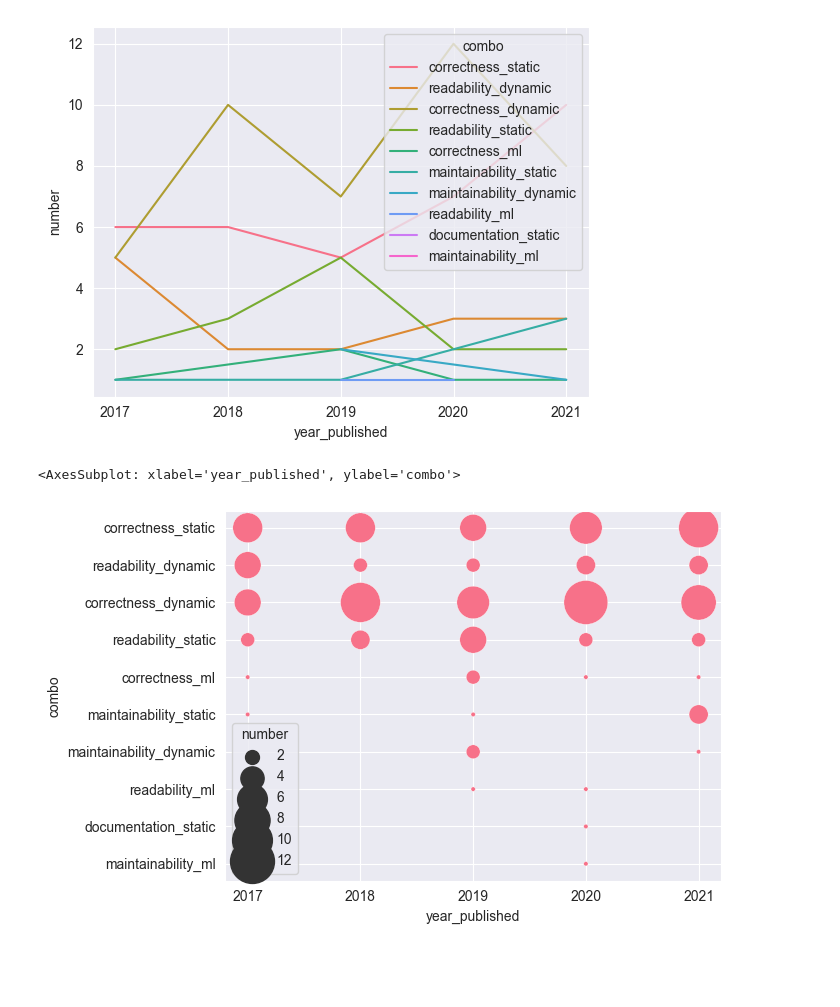
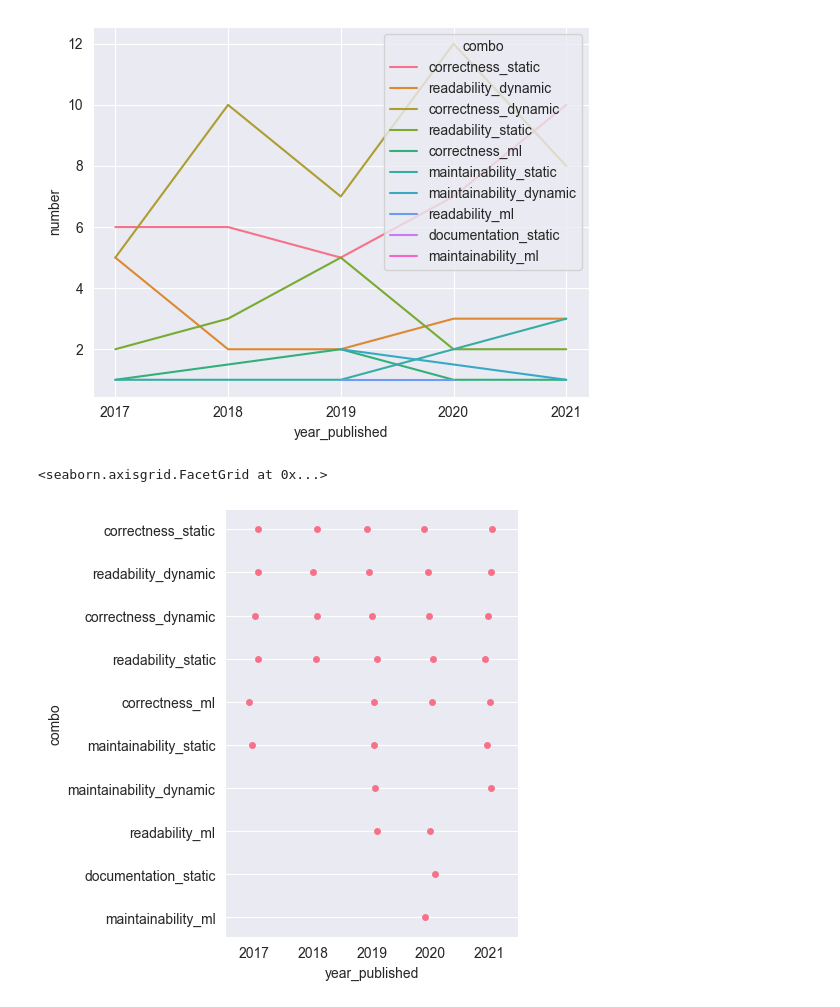
Before and after one commit to m-messer/Automated-Assessment-SLR-Data-Processing, a Jupyter notebook: discussion.ipynb, the cells around one changed output. Cells and saved outputs as stored; diff of their text form; code cells hidden in the pictures; blank space fills up the shorter version.

```diff
--- a/discussion.ipynb
+++ b/discussion.ipynb
@@ -402,8 +427,8 @@ sns.lineplot(novel_df_grp, x='year_published', y='number', hue='combo')
 # %% [output]
 <AxesSubplot: xlabel='year_published', ylabel='number'>
 [figure]
-# %%
-sns.scatterplot(novel_df_grp, x='year_published', y='combo', size='number', sizes=(10, 1000))
-# %% [output]
-<AxesSubplot: xlabel='year_published', ylabel='combo'>
-[figure, removed]
+# %%
+sns.catplot(novel_df_grp, y='combo', x='year_published')
+# %% [output]
+<seaborn.axisgrid.FacetGrid at 0x...>
+[figure, added]
```
Also changed, not shown: parts of 2 cells of this notebook, 1 other file.
